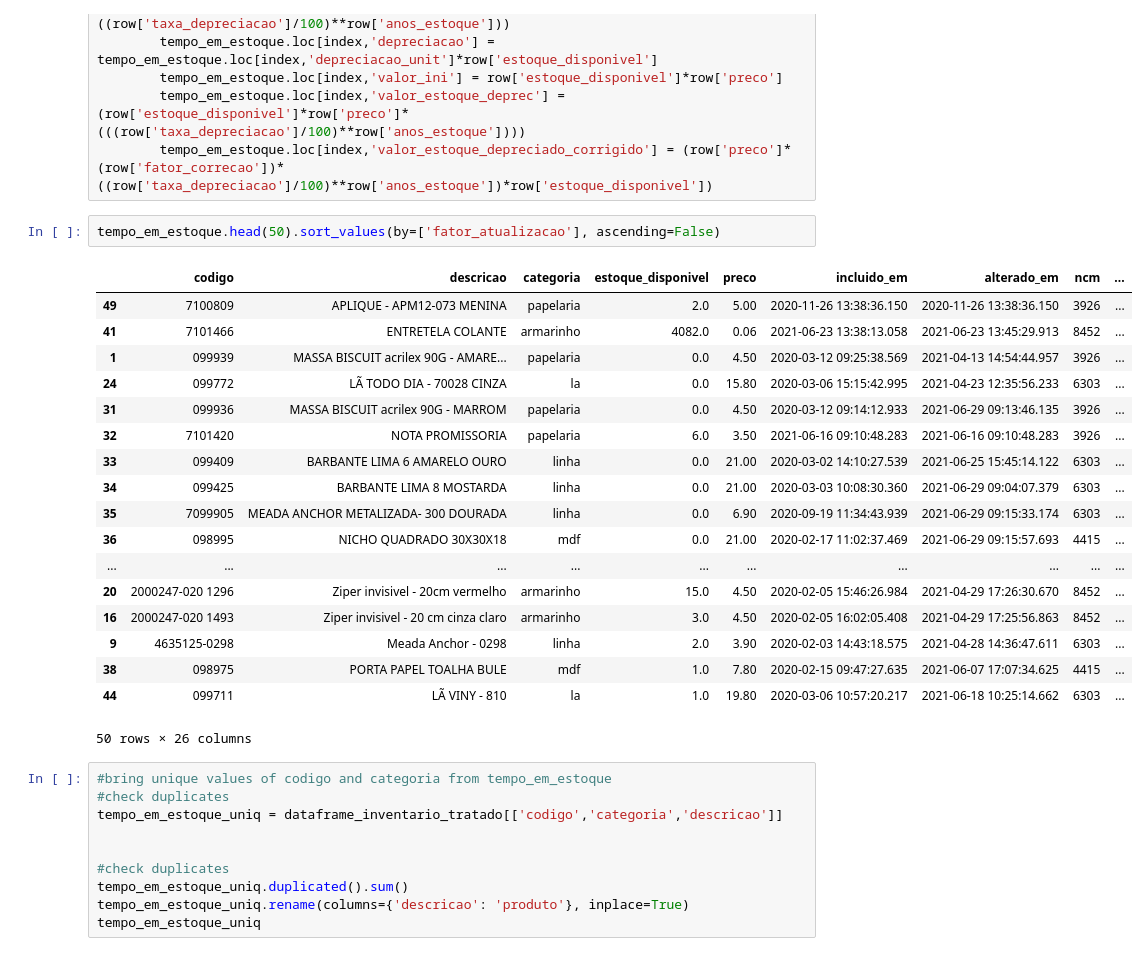
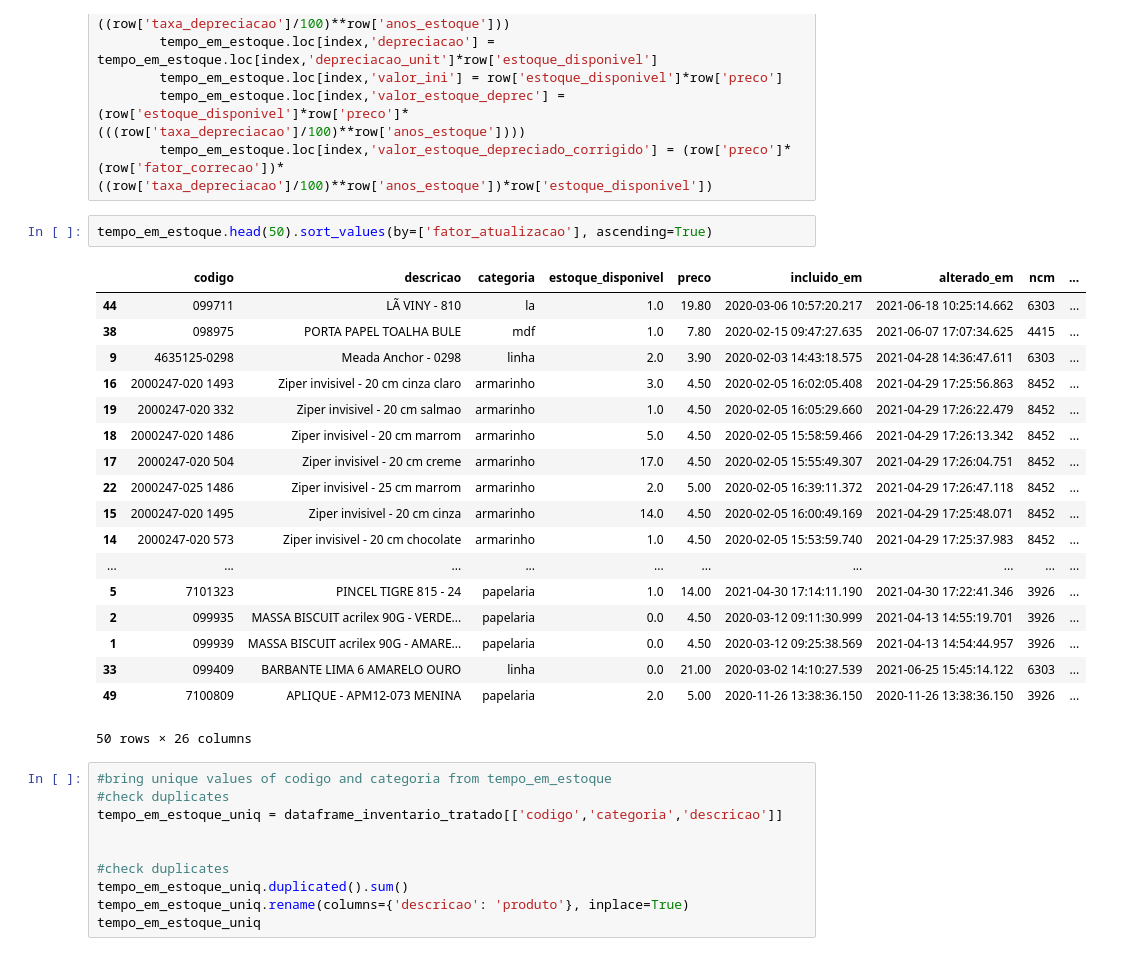
Before and after one commit to donbigode/Timeseries-prediction-model, a Jupyter notebook: Analysis/ETL.ipynb, the cells around one changed output. Drawn from its saved outputs; the diff is of its cells as text.

```diff
--- a/Analysis/ETL.ipynb
+++ b/Analysis/ETL.ipynb
@@ -804,25 +804,25 @@ for index, row in tempo_em_estoque.iterrows():
         tempo_em_estoque.loc[index,'valor_estoque_deprec'] = (row['estoque_disponivel']*row['preco']*(((row['taxa_depreciacao']/100)**row['anos_estoque'])))
         tempo_em_estoque.loc[index,'valor_estoque_depreciado_corrigido'] = (row['preco']*(row['fator_correcao'])*((row['taxa_depreciacao']/100)**row['anos_estoque'])*row['estoque_disponivel'])
 # %%
-tempo_em_estoque.head(50).sort_values(by=['fator_atualizacao'], ascending=False)
+tempo_em_estoque.head(50).sort_values(by=['fator_atualizacao'], ascending=True)
 # %% [output]
 |  | codigo | descricao | categoria | estoque_disponivel | preco | incluido_em | alterado_em | ncm | ... |
+| 44 | 099711 | LÃ VINY - 810 | la | 1.0 | 19.80 | 2020-03-06 10:57:20.217 | 2021-06-18 10:25:14.662 | 6303 | ... |
+| 38 | 098975 | PORTA PAPEL TOALHA BULE | mdf | 1.0 | 7.80 | 2020-02-15 09:47:27.635 | 2021-06-07 17:07:34.625 | 4415 | ... |
+| 9 | 4635125-0298 | Meada Anchor - 0298 | linha | 2.0 | 3.90 | 2020-02-03 14:43:18.575 | 2021-04-28 14:36:47.611 | 6303 | ... |
+| 16 | 2000247-020 1493 | Ziper invisivel - 20 cm cinza claro | armarinho | 3.0 | 4.50 | 2020-02-05 16:02:05.408 | 2021-04-29 17:25:56.863 | 8452 | ... |
+| 19 | 2000247-020 332 | Ziper invisivel - 20 cm salmao | armarinho | 1.0 | 4.50 | 2020-02-05 16:05:29.660 | 2021-04-29 17:26:22.479 | 8452 | ... |
+| 18 | 2000247-020 1486 | Ziper invisivel - 20 cm marrom | armarinho | 5.0 | 4.50 | 2020-02-05 15:58:59.466 | 2021-04-29 17:26:13.342 | 8452 | ... |
+| 17 | 2000247-020 504 | Ziper invisivel - 20 cm creme | armarinho | 17.0 | 4.50 | 2020-02-05 15:55:49.307 | 2021-04-29 17:26:04.751 | 8452 | ... |
+| 22 | 2000247-025 1486 | Ziper invisivel - 25 cm marrom | armarinho | 2.0 | 5.00 | 2020-02-05 16:39:11.372 | 2021-04-29 17:26:47.118 | 8452 | ... |
+| 15 | 2000247-020 1495 | Ziper invisivel - 20 cm cinza | armarinho | 14.0 | 4.50 | 2020-02-05 16:00:49.169 | 2021-04-29 17:25:48.071 | 8452 | ... |
+| 14 | 2000247-020 573 | Ziper invisivel - 20 cm chocolate | armarinho | 1.0 | 4.50 | 2020-02-05 15:53:59.740 | 2021-04-29 17:25:37.983 | 8452 | ... |
+| ... | ... | ... | ... | ... | ... | ... | ... | ... | ... |
+| 5 | 7101323 | PINCEL TIGRE 815 - 24 | papelaria | 1.0 | 14.00 | 2021-04-30 17:14:11.190 | 2021-04-30 17:22:41.346 | 3926 | ... |
+| 2 | 099935 | MASSA BISCUIT acrilex 90G - VERDE... | papelaria | 0.0 | 4.50 | 2020-03-12 09:11:30.999 | 2021-04-13 14:55:19.701 | 3926 | ... |
+| 1 | 099939 | MASSA BISCUIT acrilex 90G - AMARE... | papelaria | 0.0 | 4.50 | 2020-03-12 09:25:38.569 | 2021-04-13 14:54:44.957 | 3926 | ... |
+| 33 | 099409 | BARBANTE LIMA 6 AMARELO OURO | linha | 0.0 | 21.00 | 2020-03-02 14:10:27.539 | 2021-06-25 15:45:14.122 | 6303 | ... |
 | 49 | 7100809 | APLIQUE - APM12-073 MENINA | papelaria | 2.0 | 5.00 | 2020-11-26 13:38:36.150 | 2020-11-26 13:38:36.150 | 3926 | ... |
-| 41 | 7101466 | ENTRETELA COLANTE | armarinho | 4082.0 | 0.06 | 2021-06-23 13:38:13.058 | 2021-06-23 13:45:29.913 | 8452 | ... |
-| 1 | 099939 | MASSA BISCUIT acrilex 90G - AMARE... | papelaria | 0.0 | 4.50 | 2020-03-12 09:25:38.569 | 2021-04-13 14:54:44.957 | 3926 | ... |
-| 24 | 099772 | LÃ TODO DIA - 70028 CINZA | la | 0.0 | 15.80 | 2020-03-06 15:15:42.995 | 2021-04-23 12:35:56.233 | 6303 | ... |
-| 31 | 099936 | MASSA BISCUIT acrilex 90G - MARROM | papelaria | 0.0 | 4.50 | 2020-03-12 09:14:12.933 | 2021-06-29 09:13:46.135 | 3926 | ... |
-| 32 | 7101420 | NOTA PROMISSORIA | papelaria | 6.0 | 3.50 | 2021-06-16 09:10:48.283 | 2021-06-16 09:10:48.283 | 3926 | ... |
-| 33 | 099409 | BARBANTE LIMA 6 AMARELO OURO | linha | 0.0 | 21.00 | 2020-03-02 14:10:27.539 | 2021-06-25 15:45:14.122 | 6303 | ... |
-| 34 | 099425 | BARBANTE LIMA 8 MOSTARDA | linha | 0.0 | 21.00 | 2020-03-03 10:08:30.360 | 2021-06-29 09:04:07.379 | 6303 | ... |
-| 35 | 7099905 | MEADA ANCHOR METALIZADA- 300 DOURADA | linha | 0.0 | 6.90 | 2020-09-19 11:34:43.939 | 2021-06-29 09:15:33.174 | 6303 | ... |
-| 36 | 098995 | NICHO QUADRADO 30X30X18 | mdf | 0.0 | 21.00 | 2020-02-17 11:02:37.469 | 2021-06-29 09:15:57.693 | 4415 | ... |
-| ... | ... | ... | ... | ... | ... | ... | ... | ... | ... |
-| 20 | 2000247-020 1296 | Ziper invisivel - 20cm vermelho | armarinho | 15.0 | 4.50 | 2020-02-05 15:46:26.984 | 2021-04-29 17:26:30.670 | 8452 | ... |
-| 16 | 2000247-020 1493 | Ziper invisivel - 20 cm cinza claro | armarinho | 3.0 | 4.50 | 2020-02-05 16:02:05.408 | 2021-04-29 17:25:56.863 | 8452 | ... |
-| 9 | 4635125-0298 | Meada Anchor - 0298 | linha | 2.0 | 3.90 | 2020-02-03 14:43:18.575 | 2021-04-28 14:36:47.611 | 6303 | ... |
-| 38 | 098975 | PORTA PAPEL TOALHA BULE | mdf | 1.0 | 7.80 | 2020-02-15 09:47:27.635 | 2021-06-07 17:07:34.625 | 4415 | ... |
-| 44 | 099711 | LÃ VINY - 810 | la | 1.0 | 19.80 | 2020-03-06 10:57:20.217 | 2021-06-18 10:25:14.662 | 6303 | ... |
 50 rows × 26 columns
 # %%
 #bring unique values of codigo and categoria from tempo_em_estoque
```
Also changed, not shown: parts of 10 cells of this notebook, 9 other files.
